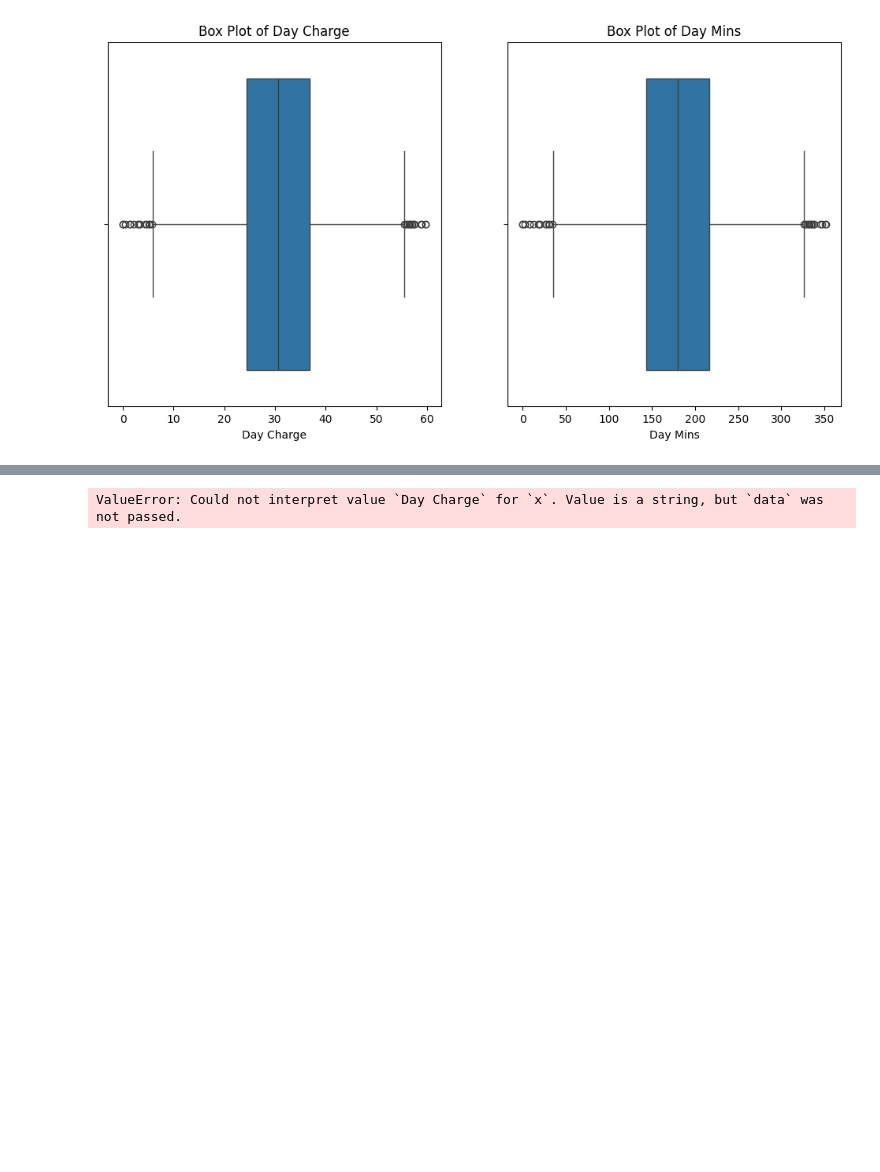
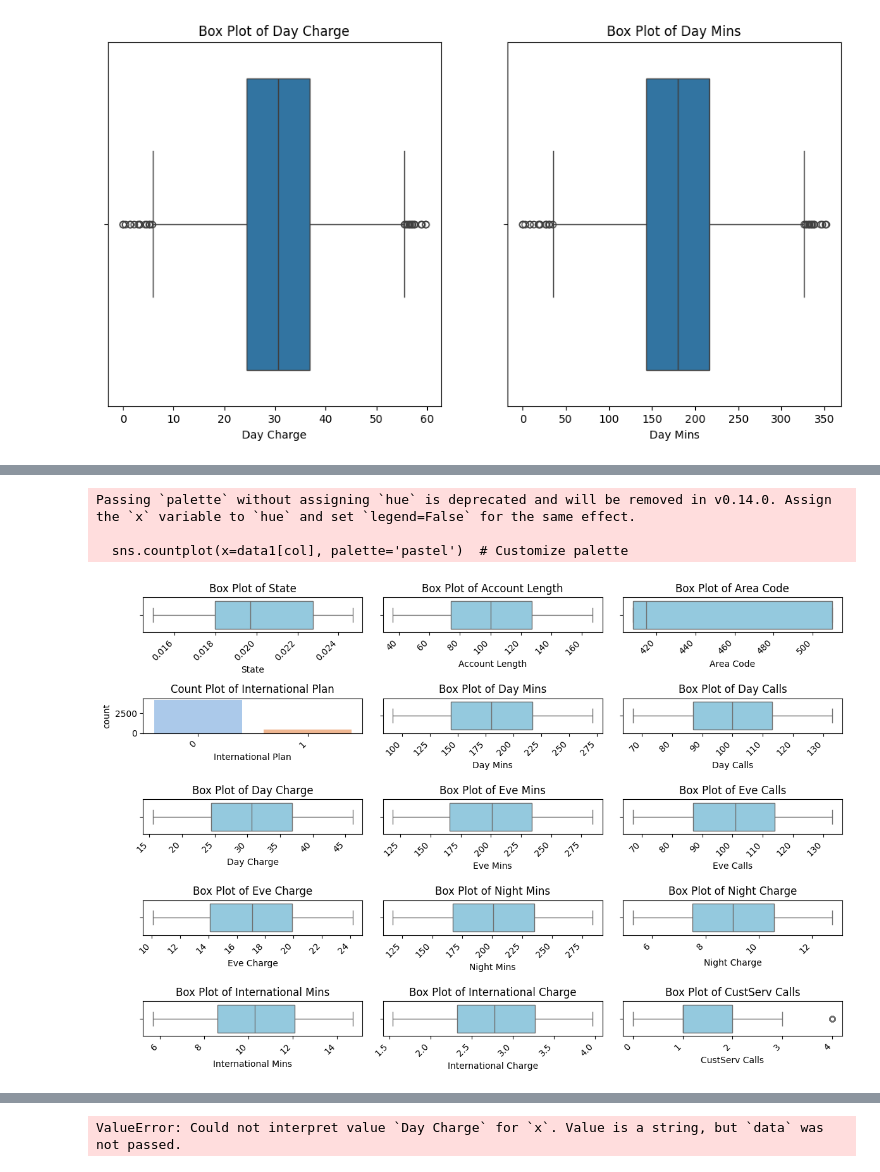
Before and after one commit to isahaq777/My_Projects, a Jupyter notebook: Data_Science_Projects/Telecom/No_Chrun_Telecom.ipynb, the cells around one changed output, grey strips where cells are left out. Saved outputs shown, nothing was run; the diff lists cells and outputs as text; code cells hidden in the pictures; blank space fills up the shorter version.

```diff
--- a/Data_Science_Projects/Telecom/No_Chrun_Telecom.ipynb
+++ b/Data_Science_Projects/Telecom/No_Chrun_Telecom.ipynb
@@ -1295,0 +1352,22 @@ plt.show()
+# %%
+plt.figure(figsize=(12, 8))  # Adjust figure size as needed
+
+for i, col in enumerate(columns, 1):
+    plt.subplot(num_rows, columns_per_row, i)
+
+    if data1[col].dtype in ['int64', 'float64']:
+        sns.boxplot(x=data1[col], color='skyblue')  # Customize color
+    else:
+        sns.countplot(x=data1[col], palette='pastel')  # Customize palette
+
+    plt.title(f'Box Plot of {col}' if data1[col].dtype in ['int64', 'float64'] else f'Count Plot of {col}', fontsize=12)
+    plt.xlabel(col, fontsize=10)
+    plt.xticks(rotation=45, ha='right')  # Rotate x-axis labels for better readability
+
+plt.tight_layout()  # Adjust layout for better spacing
+plt.show()
+# %% [output]
+Passing `palette` without assigning `hue` is deprecated and will be removed in v0.14.0. Assign the `x` variable to `hue` and set `legend=False` for the same effect.
+
+  sns.countplot(x=data1[col], palette='pastel')  # Customize palette
+[figure, added]
```
Also changed, not shown: parts of 26 cells of this notebook, 2 other files.
